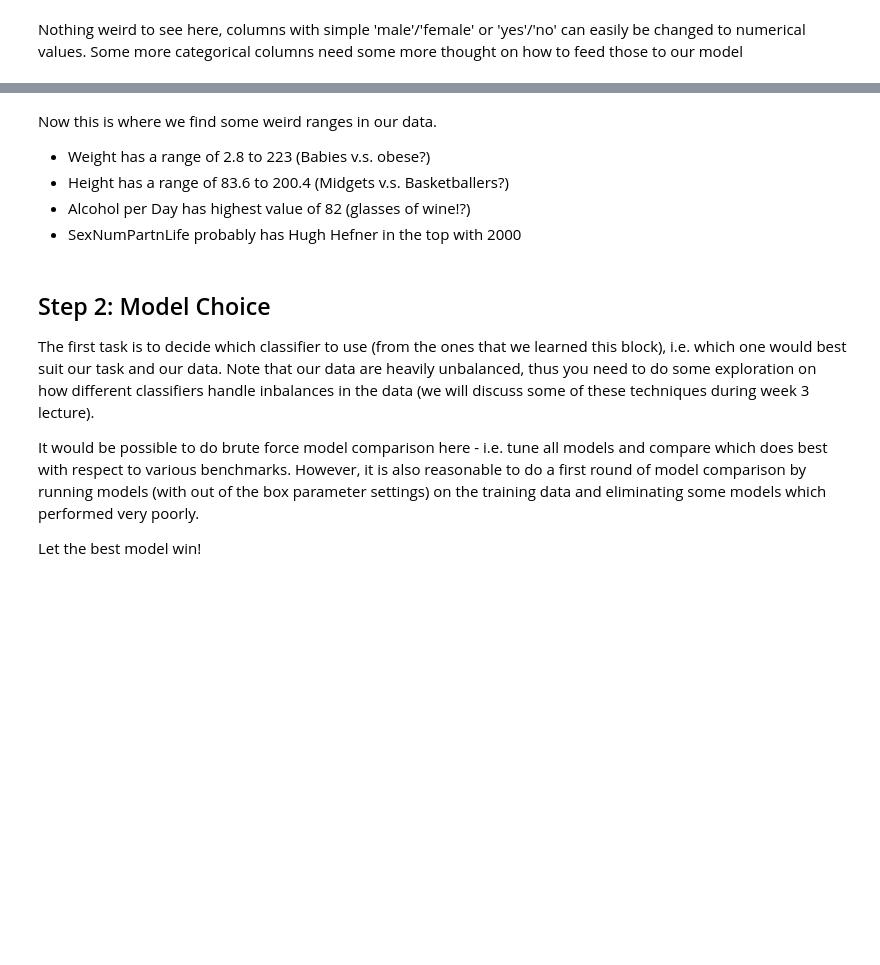
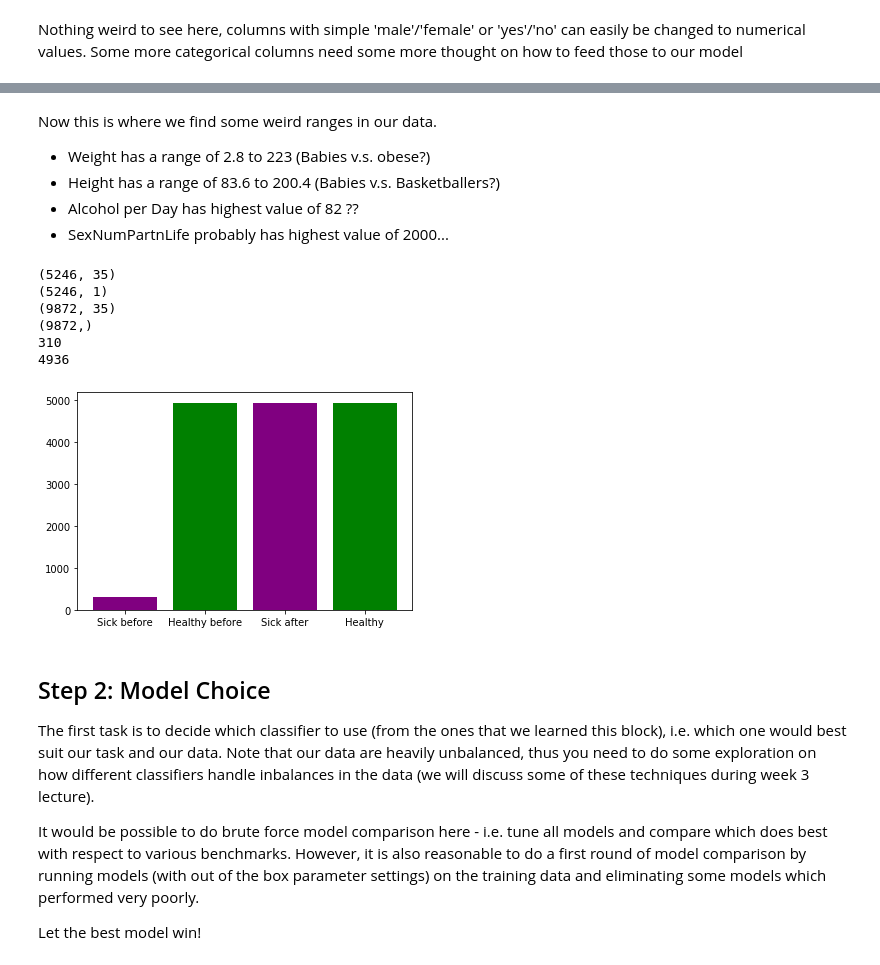
Before and after one commit to rikdijkstra/Data-Analysis-Kaggle-Competition, a Jupyter notebook: kaggle_starter.ipynb, the cells around one changed output, grey strips where cells are left out. Cells and saved outputs as stored; diff of their text form; code cells hidden in the pictures; blank space fills up the shorter version.

```diff
--- a/kaggle_starter.ipynb
+++ b/kaggle_starter.ipynb
@@ -219,3 +250,21 @@ Nothing weird to see here, columns with simple 'male'/'female' or 'yes'/'no' can
+# %%
+# LinReg for unclear difference, else just choose the dominant answer for NaN values in columns, where it suggests a sick person
+# LinReg might create some bias/ some relation that is coincidental
+# Dominant answer for sick people will yield some false positives, preferable over sick people classified as healthy
+df_cut['HardDrugs'].fillna('No')
+df_cut['HardDrugs'].replace(['No','Yes'],[0,1],inplace=True)
+
+df_cut['Diabetes'].fillna('No')
+df_cut['Diabetes'].replace(['No','Yes'],[0,1],inplace=True)
+
+df_cut['Alcohol12PlusYr'].fillna('Yes')
+df_cut['Alcohol12PlusYr'].replace(['No','Yes'],[0,1],inplace=True)
+
+df_cut['SexEver'].fillna('Yes')
+df_cut['SexEver'].replace(['No','Yes'],[0,1],inplace=True)
+
+df_cut['SameSex'].fillna('No')
+df_cut['SameSex'].replace(['No','Yes'],[0,1],inplace=True)
 # %%
 for column in df_cut.select_dtypes(include='float64').columns:
     print("{} has range\t\t\t[{}, {}]".format(column, df_cut[column].min(), df_cut[column].max()))
@@ -239,0 +289,7 @@ SexNumPartYear has range                        [0.0, 69.0]
+# %%
+df_num_only = df_cut[df_cut.select_dtypes(exclude='object').columns]
+df_num_only.fillna(0, inplace=True)
+X = np.array(df_num_only.loc[:, df_num_only.columns != 'flu'])
+y = np.array(df_num_only['flu']).reshape(-1,1)
+print(X)
+print(y)
@@ -240,9 +311,37 @@ SexNumPartYear has range                        [0.0, 69.0]
 # %% [markdown]
 Now this is where we find some weird ranges in our data.
 * Weight has a range of 2.8 to 223 (Babies v.s. obese?)
-* Height has a range of 83.6 to 200.4 (Midgets v.s. Basketballers?)
-* Alcohol per Day has highest value of 82 (glasses of wine!?)
-* SexNumPartnLife probably has Hugh Hefner in the top with 2000
+* Height has a range of 83.6 to 200.4 (Babies v.s. Basketballers?)
+* Alcohol per Day has highest value of 82 ??
+* SexNumPartnLife probably has highest value of 2000...
+# %%
+from imblearn.over_sampling import BorderlineSMOTE
+X_resampled, y_resampled = BorderlineSMOTE().fit_resample(X, y.ravel())
+print(X.shape)
+print(y.shape)
+print(X_resampled.shape)
+print(y_resampled.shape)
+
+print(y.sum())
+print(y_resampled.sum())
+# %% [output]
+(5246, 35)
+(5246, 1)
+(9872, 35)
+(9872,)
+310
+4936
+# %%
+sick_df = y.sum()
+okay_df = y_resampled.sum()
+
+plt.bar(['Sick before','Healthy before', 'Sick after', 'Healthy'],
+        [y.sum(),(len(y)-y.sum()),
+        y_resampled.sum(), (len(y_resampled)-y_resampled.sum())],
+        color=['purple', 'green', 'purple','green'])
+plt.show()
+# %% [output]
+[figure, added]
 # %% [markdown]
 ## Step 2: Model Choice
 
```
Also changed, not shown: parts of 7 cells of this notebook.
